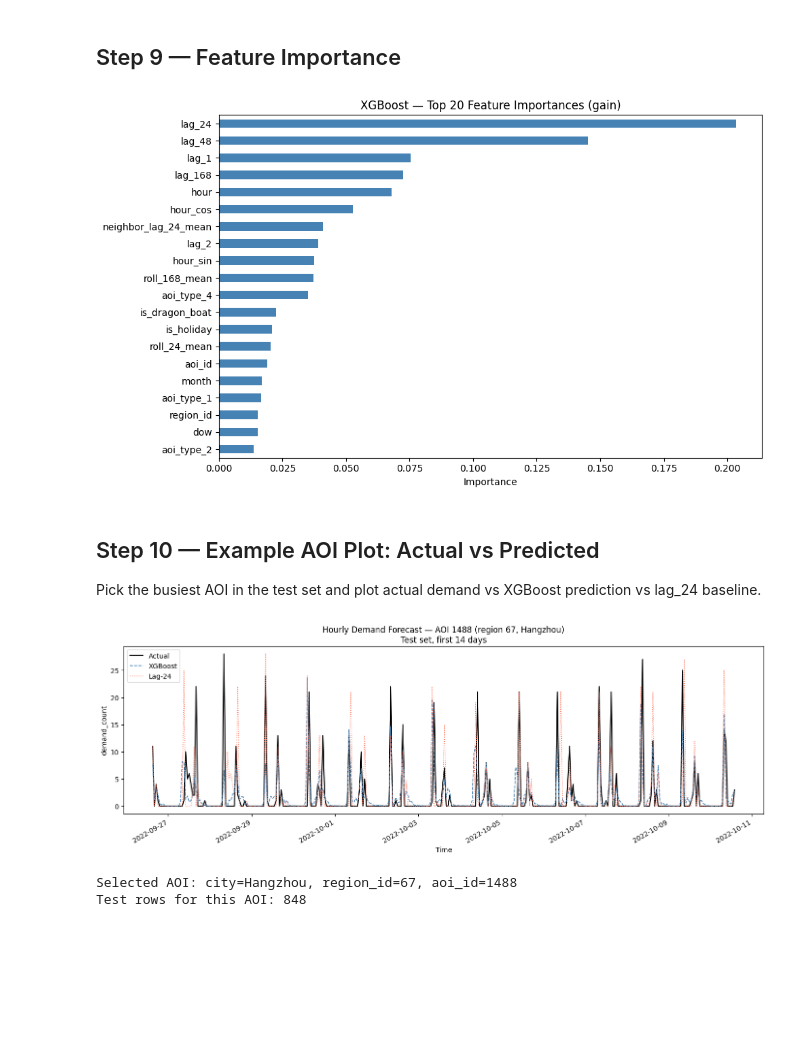
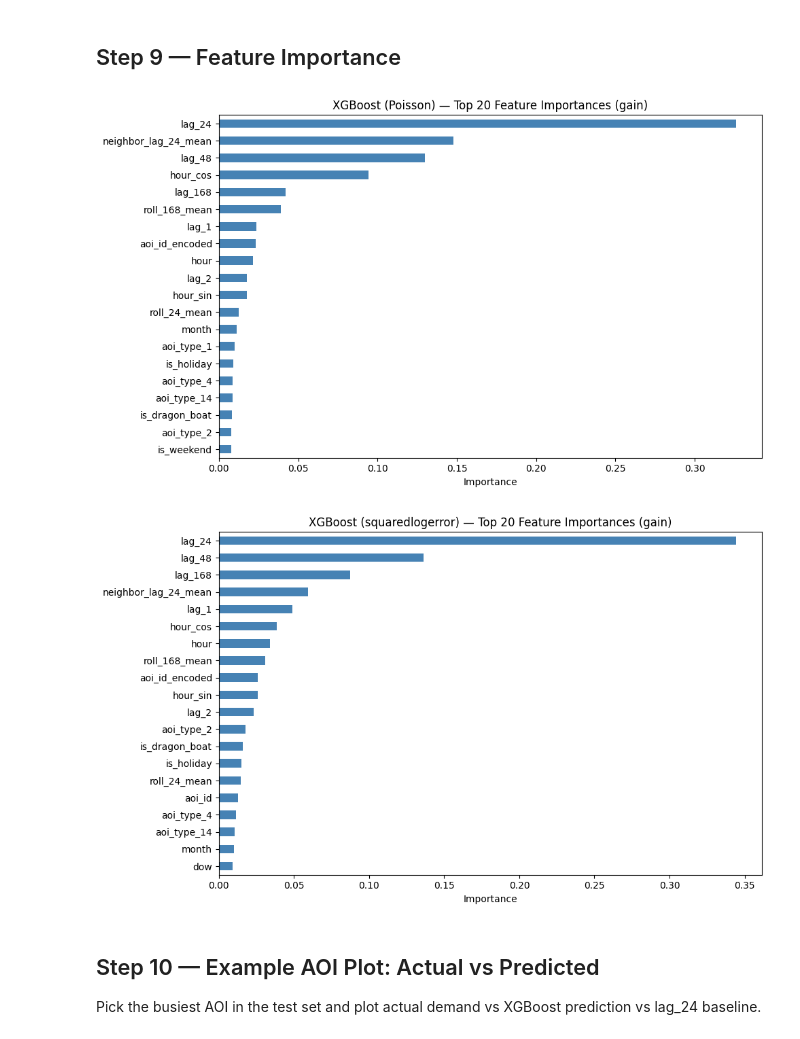
Before and after one commit to MoFadel26/Localized-Multi-Objective-Fleet-Route-Optimization-Platform-for-Saudi-Arabia, a Jupyter notebook: LaDe-model/LaDe_model_training.ipynb, the cells around one changed output. Saved outputs shown, nothing was run; the diff lists cells and outputs as text; code cells hidden in the pictures; blank space fills up the shorter version.

Commit message:
Updated the model files and executed a run (output saved)

```diff
--- a/LaDe-model/LaDe_model_training.ipynb
+++ b/LaDe-model/LaDe_model_training.ipynb
@@ -194,8 +245,8 @@ OHE_COLS  = ["city", "aoi_type"]
 train_mask = model_df["split"] == "train"
 te = TargetEncoder(target_type="continuous", random_state=SEED)
 model_df["aoi_id_encoded"] = te.fit_transform(
-    model_df[["aoi_id"]],
-    model_df[TARGET]
+    model_df[["aoi_id"]].astype("int64"),
+    model_df[TARGET].astype("float64")
 )
 # Note: fit_transform on full df is fine here because TargetEncoder  uses cross-fitting internally to prevent leakage
 
@@ -266,0 +318,9 @@ Sample weight range: [0.111, 5.092]
+# %%
+# Cell 12 ends with:
+# X_train, X_val, X_test, y_train, y_val, y_test are defined here
+
+# ADD THIS immediately after:
+X_train = X_train.astype("float32")
+X_val   = X_val.astype("float32")
+X_test  = X_test.astype("float32")
+print(f"X_train RAM: {X_train.memory_usage(deep=True).sum() / 1e9:.2f} GB")
@@ -506,32 +587,41 @@ XGBoost (zero-inflated)     0.4069    1.3244     190.20    0.4231     1.4787
 # %% [markdown]
 ## Step 9 — Feature Importance
 # %%
-importance = (
-    pd.Series(model.feature_importances_, index=FEATURE_COLS)
-    .sort_values(ascending=False)
-    .head(20)
-)
-
-fig, ax = plt.subplots(figsize=(10, 6))
-importance.plot(kind="barh", ax=ax, color="steelblue")
-ax.invert_yaxis()
-ax.set_title("XGBoost — Top 20 Feature Importances (gain)")
-ax.set_xlabel("Importance")
-plt.tight_layout()
-plt.show()
+for name, mdl in [("Poisson", model_poisson), ("squaredlogerror", model_log)]:
+    importance = (
+        pd.Series(mdl.feature_importances_, index=FEATURE_COLS)
+        .sort_values(ascending=False)
+        .head(20)
+    )
+    fig, ax = plt.subplots(figsize=(10, 6))
+    importance.plot(kind="barh", ax=ax, color="steelblue")
+    ax.invert_yaxis()
+    ax.set_title(f"XGBoost ({name}) — Top 20 Feature Importances (gain)")
+    ax.set_xlabel("Importance")
+    plt.tight_layout()
+    plt.show()
 # %% [output]
-[figure, old version]
+[figure, new version]
+[figure, added]
 # %% [markdown]
 ## Step 10 — Example AOI Plot: Actual vs Predicted
 
 Pick the busiest AOI in the test set and plot actual demand vs XGBoost prediction vs lag_24 baseline.
 # %%
+# Session crashes everytime i run this block
+
+# ── Step 10 — Example AOI Plot: Actual vs Predicted ──────────────────────────
+model_df = pd.read_csv(CSV_PATH, parse_dates=["bucket_hour"])
+
+# Re-create test_idx using val_end cutoff
+test_idx  = model_df.index[model_df["bucket_hour"] > val_end]
 test_slice = model_df.loc[test_idx].copy()
-test_slice["pred_xgb"]   = test_preds
-test_slice["pred_lag24"] = X_test["lag_24"].values
+test_slice["pred_poisson"] = test_preds_poisson
+test_slice["pred_log"]     = test_preds_log
+test_slice["pred_lag24"]   = X_test["lag_24"].values
 
 # Busiest AOI by total demand in test
-best_aoi          = (
+best_aoi = (
     test_slice.groupby(["city", "region_id", "aoi_id"])["demand_count"]
     .sum().idxmax()
 )
@@ -546,23 +636,25 @@ aoi_test = (
     .sort_values("bucket_hour")
 )
 
-PLOT_DAYS    = 14
+PLOT_DAYS     = 14
 aoi_test_plot = aoi_test.head(24 * PLOT_DAYS)
 
 fig, ax = plt.subplots(figsize=(14, 5))
 ax.plot(aoi_test_plot["bucket_hour"], aoi_test_plot["demand_count"],
-        label="Actual",  color="black",     linewidth=1.5)
-ax.plot(aoi_test_plot["bucket_hour"], aoi_test_plot["pred_xgb"],
-        label="XGBoost", color="steelblue", linewidth=1.2, linestyle="--")
+        label="Actual",                    color="black",         linewidth=1.5)
+ax.plot(aoi_test_plot["bucket_hour"], aoi_test_plot["pred_poisson"],
+        label="XGBoost (Poisson)",         color="steelblue",     linewidth=1.2, linestyle="--")
+ax.plot(aoi_test_plot["bucket_hour"], aoi_test_plot["pred_log"],
+        label="XGBoost (squaredlogerror)", color="mediumseagreen",linewidth=1.2, linestyle="--")
 ax.plot(aoi_test_plot["bucket_hour"], aoi_test_plot["pred_lag24"],
-        label="Lag-24",  color="tomato",    linewidth=1.0, linestyle=":")
+        label="Lag-24 Baseline",           color="tomato",        linewidth=1.0, linestyle=":")
 
 ax.set_title(
     f"Hourly Demand Forecast — AOI {aoi_s} (region {region_s}, {city_s})\n"
     f"Test set, first {PLOT_DAYS} days"
 )
 ax.set_xlabel("Time")
-ax.set_ylabel("demand_count")
+ax.set_ylabel("Demand Count")
 ax.legend()
 fig.autofmt_xdate()
 plt.tight_layout()
@@ -570,7 +662,8 @@ plt.show()
 
 print(f"Selected AOI: city={city_s}, region_id={region_s}, aoi_id={aoi_s}")
 print(f"Test rows for this AOI: {len(aoi_test)}")
+
+# Free memory again after plotting
+del model_df
+import gc; gc.collect()
+print("Freed model_df ✅")
-# %% [output]
-[figure, removed]
-Selected AOI: city=Hangzhou, region_id=67, aoi_id=1488
-Test rows for this AOI: 848
```
Also changed, not shown: parts of 23 cells of this notebook, 1 other file.
